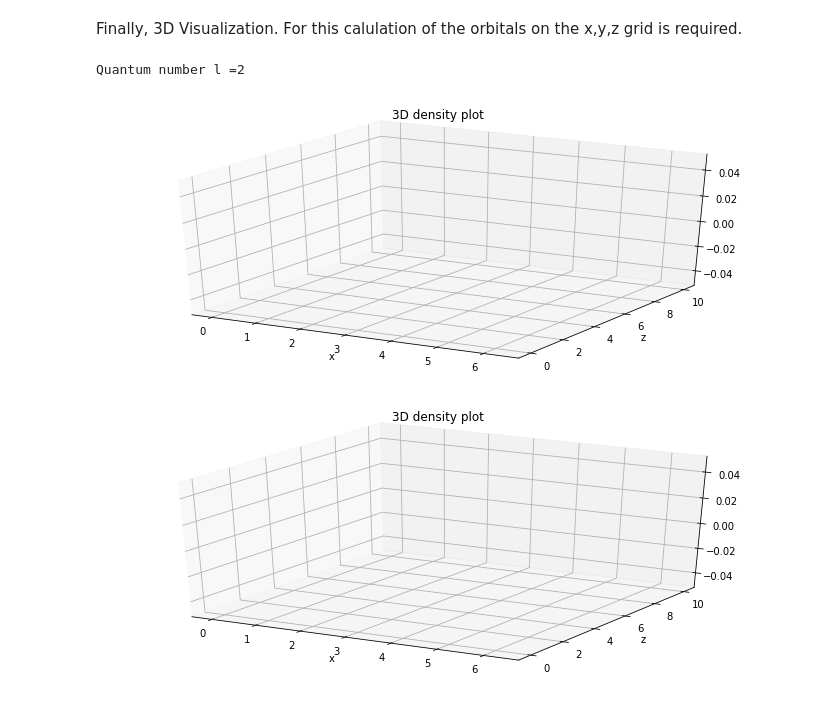
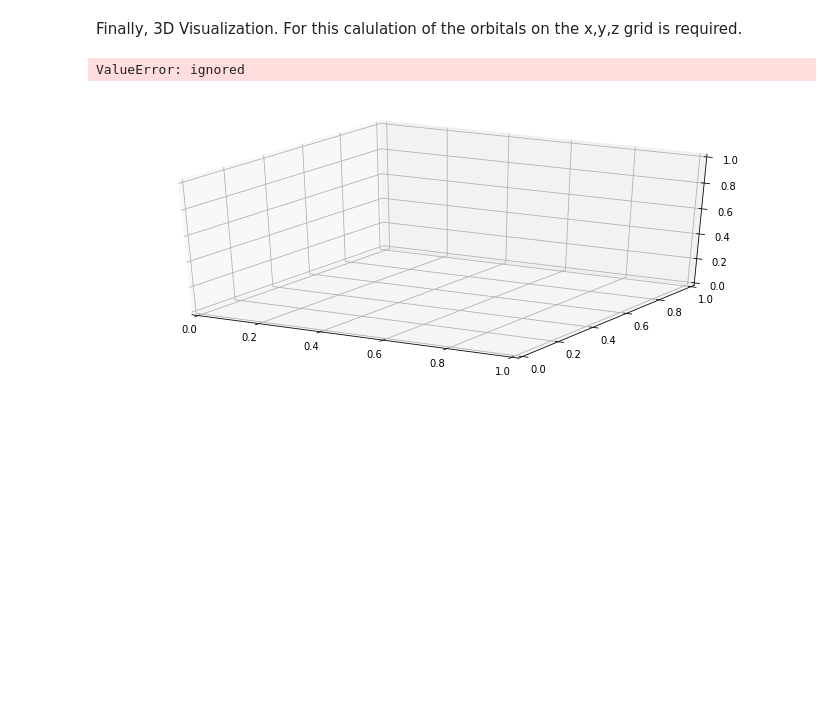
Before and after one commit to jasmineA20/Hydrogen, a Jupyter notebook: Project.ipynb, the cells around one changed output. Saved outputs shown, nothing was run; the diff lists cells and outputs as text; code cells hidden in the pictures; blank space fills up the shorter version.

```diff
--- a/Project.ipynb
+++ b/Project.ipynb
@@ -165,39 +166,53 @@ import plotly.graph_objects as go
 # %%
 xyz = np.linspace(-10,10,51)
 x,y,z = np.meshgrid(xyz,xyz,xyz,sparse=True)
 origin = (xyz[-1]-xyz[0])/2
 
 h1 = h_orbital(5,0,0,2,1,0)
 
 r = np.linspace(0,10.,1000,endpoint=False)
-t = np.linspace(0,np.pi,100,endpoint=True)
+t = np.linspace(0,np.pi,1000,endpoint=True)
 r5, th5, ph5 = np.meshgrid(r,t,p,indexing='ij',sparse=True)
 p = np.linspace(0,2*np.pi,100,endpoint=False)
 
 def plot3D(r,phi,psi,label):
     fig = plt.figure(figsize=(12,5))
     ax = plt.axes(projection='3d')
-    mesh = ax.plot_surface(phi,r,np.absolute(psi),rstride=1,cstride=1,cmap='viridis',edgecolor='none')
+
+    #checking the shape of each array to get the proper dimension for the meshgrid
+    #print(np.shape(phi))
+    #print(np.shape(r))
+    #print(np.shape(np.absolute(psi)))
+    #print(np.shape(z))
+
+    X, Y = np.meshgrid(r, phi)
+    Z = h_orbital(X,Y,ph5,2,1,1)
+    print(np.shape(Z))
+    #print(np.shape(np.meshgrid(r,phi)))
+    surf = ax.plot_surface(X,Y,Z,rstride=1,cstride=1,cmap='viridis',edgecolor='none')
     ax.set_xlabel('x')
     ax.set_ylabel('y')
     ax.set_ylabel('z')
     ax.set_title('3D density plot')
     ax.grid()
     return fig
 
-r_plot = np.linspace(0,10.,100,endpoint=True)
-p_plot = np.linspace(0,2*np.pi,100,endpoint=True)
+r_plot = np.linspace(0,10.,1000,endpoint=True)
+p_plot = np.linspace(0,2*np.pi,1000,endpoint=True)
 
 rp_plot, th_plot, ph_plot = np.meshgrid(r_plot,t,p_plot,indexing='ij',sparse=True)
 
-l = int(input('Quantum number l ='))
+#test = h_orbital(r5,th5,ph5,2,1,1)
+#print(test[:,0,:])
+
+#l = int(input('Quantum number l ='))
+l = 2
 p_3Dorb= []
 a = l-1
 for m in (-a,a+1):
-    psi = h_orbital(r5,th5,ph5,2,l,m)
+    psi_3 = h_orbital(r5,th5,ph5,2,l,m)
     label = f"${l}p_{{{m}}}$"
-    p_3Dorb.append(plot3D(rp_plot[:,0,0],ph_plot[0,0,:],psi[:,0,:],label))
+    p_3Dorb.append(plot3D(rp_plot[:,0,0],ph_plot[0,0,:],psi_3[:,0,:],label))
 # %% [output]
-Quantum number l =2
+ValueError: ignored
-[figure, old version]
+[figure, new version]
-[figure, removed]
```
Also changed, not shown: parts of 1 cell of this notebook.
